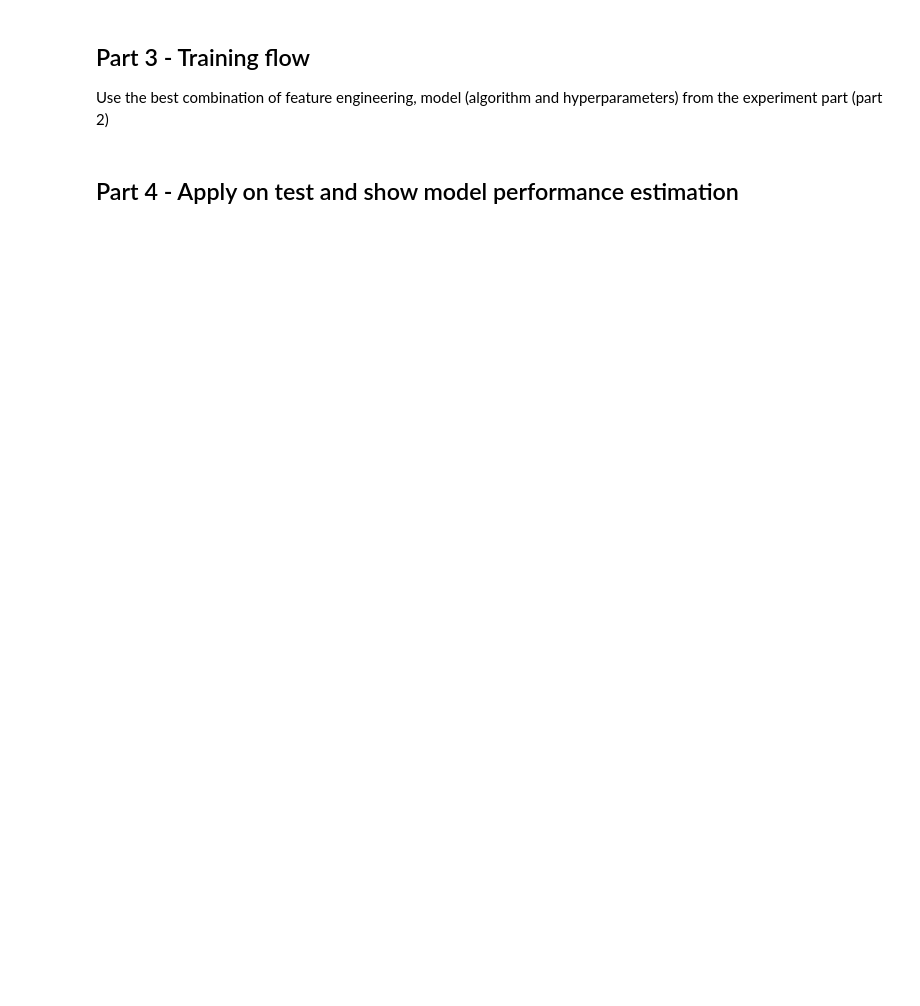
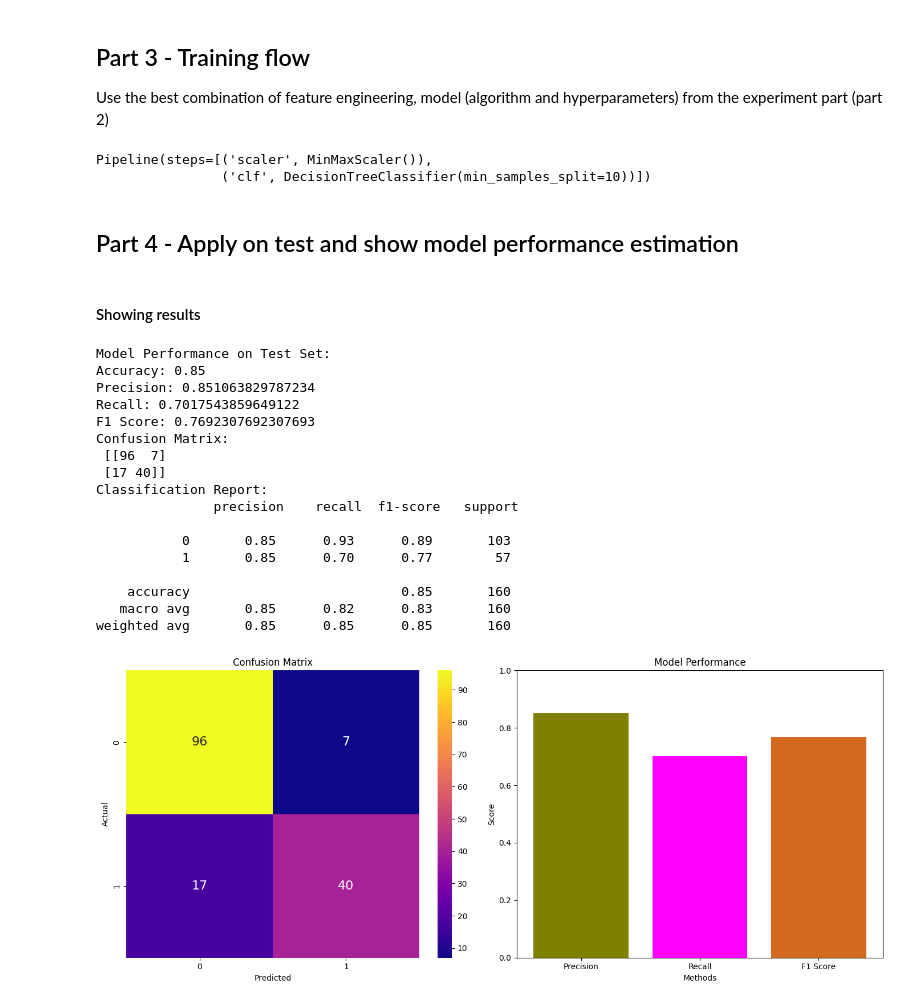
Before and after one commit to OrenIlu/Assignment2_supervised_learning_flow_TITANIC, a Jupyter notebook: Assignment2_supervised_learning_flow.ipynb, the cells around one changed output. Drawn from its saved outputs; the diff is of its cells as text; code cells hidden in the pictures; blank space fills up the shorter version.

```diff
--- a/Assignment2_supervised_learning_flow.ipynb
+++ b/Assignment2_supervised_learning_flow.ipynb
@@ -273,5 +282,71 @@ Best Method: Decision Tree (StandardScaler)
 # %% [markdown]
 ## Part 3 - Training flow
 Use the best combination of feature engineering, model (algorithm and hyperparameters) from the experiment part (part 2)
+# %%
+# Using the best estimator that was extracted in previous part to train the entire train_df
+best_estimator.fit(features, target_feature)
+# %% [output]
+Pipeline(steps=[('scaler', MinMaxScaler()),
+                ('clf', DecisionTreeClassifier(min_samples_split=10))])
 # %% [markdown]
 ## Part 4 - Apply on test and show model performance estimation
+# %%
+features = test_df[features_names].copy()
+target_feature = test_df['Survived']
+
+# Predicting on the test set using the best estimator
+target_feature_pred = best_estimator.predict(features)
+
+# Evaluating model performance
+accuracy = accuracy_score(target_feature, target_feature_pred)
+precision = precision_score(target_feature, target_feature_pred)
+recall = recall_score(target_feature, target_feature_pred)
+f1 = f1_score(target_feature, target_feature_pred)
+conf_matrix = confusion_matrix(target_feature, target_feature_pred)
+class_report = classification_report(target_feature, target_feature_pred)
+# %% [markdown]
+#### Showing results
+# %%
+print('Model Performance on Test Set:')
+print('Accuracy:', accuracy)
+print('Precision:', precision)
+print('Recall:', recall)
+print('F1 Score:', f1)
+print('Confusion Matrix:\n', conf_matrix)
+print('Classification Report:\n', class_report)
+
+fig, axes = plt.subplots(1, 2, figsize=(14, 6))
+
+sns.heatmap(conf_matrix, annot=True, fmt='d', cmap='plasma', annot_kws={"size": 16}, ax=axes[0])
+axes[0].set_xlabel('Predicted')
+axes[0].set_ylabel('Actual')
+axes[0].set_title('Confusion Matrix')
+
+metrics = {'Precision': precision, 'Recall': recall, 'F1 Score': f1}
+axes[1].bar(metrics.keys(), metrics.values(), color=['olive', 'magenta', 'chocolate'])
+axes[1].set_xlabel('Methods')
+axes[1].set_ylabel('Score')
+axes[1].set_title('Model Performance')
+axes[1].set_ylim(0, 1)
+
+plt.tight_layout()
+plt.show()
+# %% [output]
+Model Performance on Test Set:
+Accuracy: 0.85
+Precision: 0.851063829787234
+Recall: 0.7017543859649122
+F1 Score: 0.7692307692307693
+Confusion Matrix:
+ [[96  7]
+ [17 40]]
+Classification Report:
+               precision    recall  f1-score   support
+
+           0       0.85      0.93      0.89       103
+           1       0.85      0.70      0.77        57
+
+    accuracy                           0.85       160
+   macro avg       0.85      0.82      0.83       160
+weighted avg       0.85      0.85      0.85       160
+[figure, added]
```
Also changed, not shown: parts of 3 cells of this notebook.
